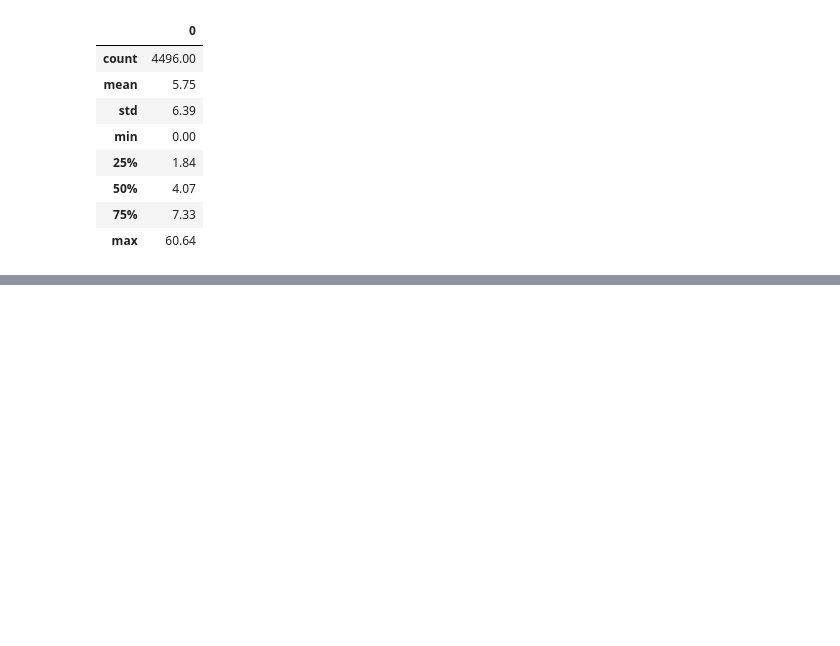
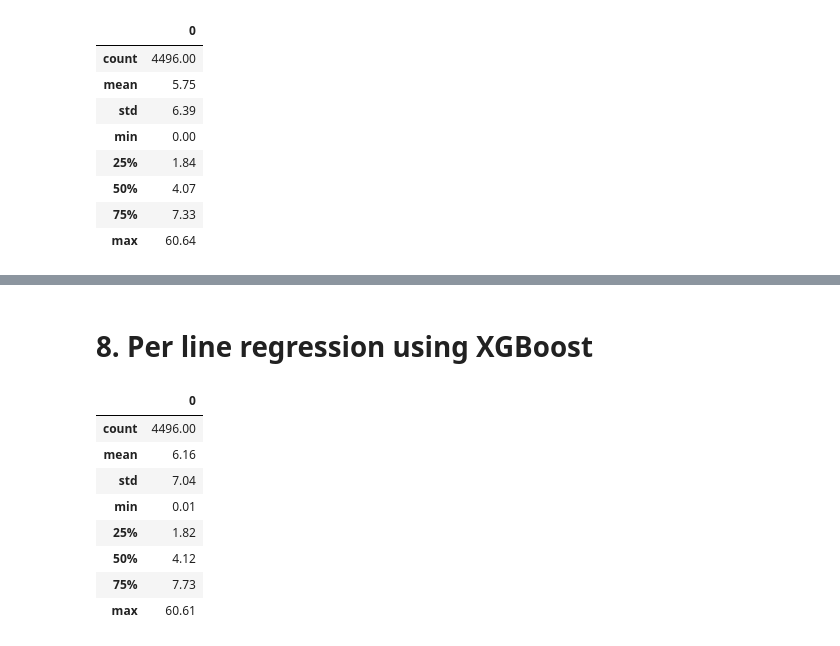
Before and after one commit to Walczi123/Projekt_Przetwarzanie_Danych, a Jupyter notebook: bin_cls_xgb.ipynb, the cells around one changed output, grey strips where cells are left out. Saved outputs shown, nothing was run; the diff lists cells and outputs as text; code cells hidden in the pictures; blank space fills up the shorter version.

```diff
--- a/bin_cls_xgb.ipynb
+++ b/bin_cls_xgb.ipynb
@@ -373,0 +435,45 @@ stats
+# %% [markdown]
+# 8. Per line regression using XGBoost
+# %%
+labels = ['Liczba pasaz. po odjezdzie']
+# %%
+data_lines = dict()
+for key, value in lines.items():
+    data_lines[key] = get_train_and_test_for_lines(value, X_columns = features, y_columns = labels)
+# %%
+predicted = np.array([])
+y_tests = np.array([])
+for value in data_lines.values():
+    xgb_cl = xgb.XGBClassifier(seed = RANDOM_SEED)
+    X_train, X_test, y_train, y_test = value
+    X_train = full_processor.fit_transform(X_train)
+    X_test = full_processor.fit_transform(X_test)
+    y_train = SimpleImputer(strategy="mean").fit_transform(
+        y_train.values.reshape(-1, 1)
+    )
+    y_test = SimpleImputer(strategy="mean").fit_transform(
+        y_test.values.reshape(-1, 1)
+    )
+
+    # Fitting the model
+    xgb_rg.fit(X_train, y_train)
+
+    # Predict the model
+    pred = xgb_rg.predict(X_test)
+    predicted = np.concatenate((predicted, pred), axis=0)
+    y_tests = np.concatenate((y_tests, np.concatenate(y_test)), axis=0)
+# %%
+# Errors Computation
+absolute_errors = pd.DataFrame(abs(y_tests - predicted))
+stats = absolute_errors.describe().round(2)
+stats
+# %% [output]
+|  | 0 |
+| count | 4496.00 |
+| mean | 6.16 |
+| std | 7.04 |
+| min | 0.01 |
+| 25% | 1.82 |
+| 50% | 4.12 |
+| 75% | 7.73 |
+| max | 60.61 |
```
Also changed, not shown: parts of 16 cells of this notebook.
